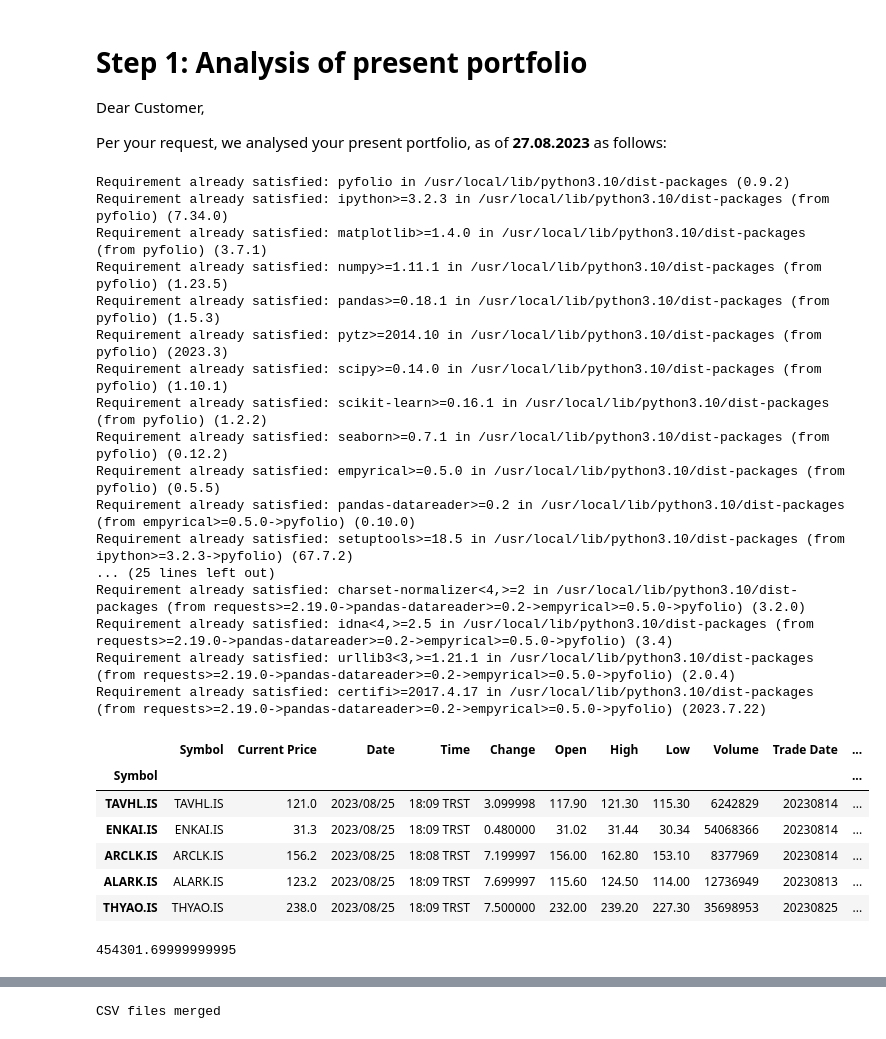
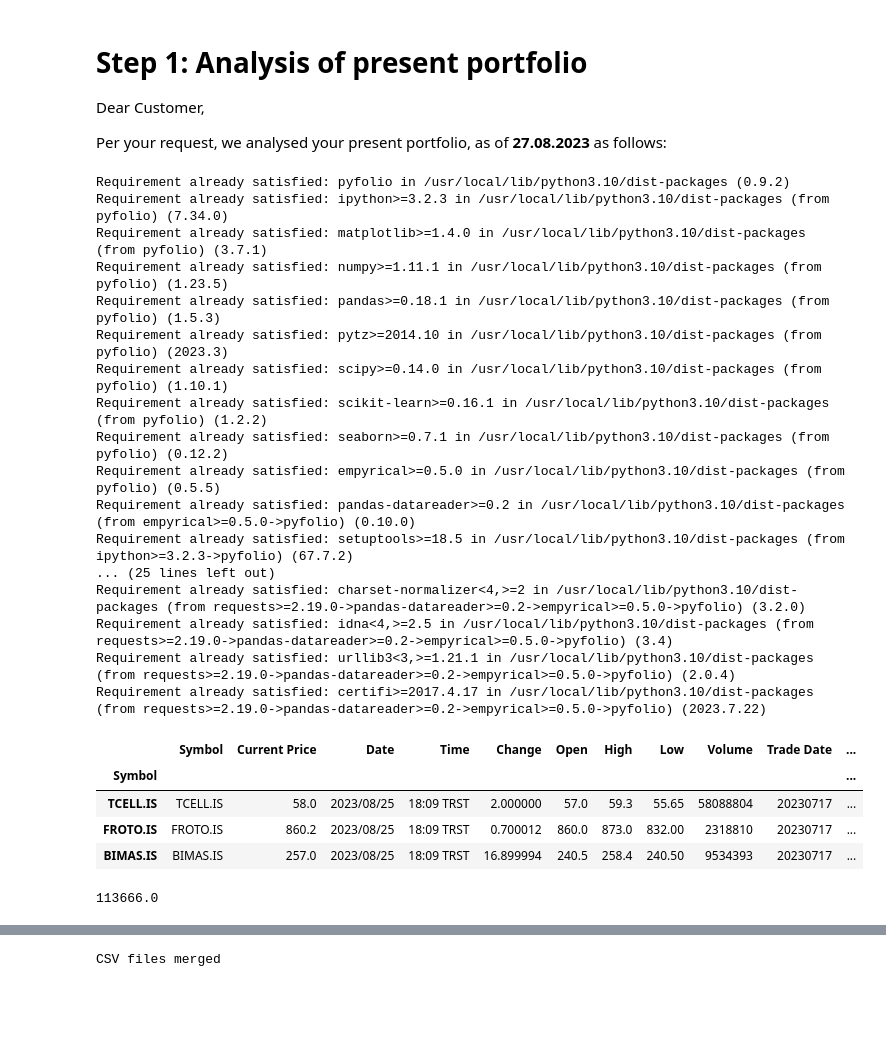
Before and after one commit to MarkovMarkowitz/MarkovMarkowitz, a Jupyter notebook: ON3_AnalyzeAndReplacePortfolio_v2.ipynb, the cells around one changed output, grey strips where cells are left out. Cells and saved outputs as stored; diff of their text form; code cells hidden in the pictures; blank space fills up the shorter version.

```diff
--- a/ON3_AnalyzeAndReplacePortfolio_v2.ipynb
+++ b/ON3_AnalyzeAndReplacePortfolio_v2.ipynb
@@ -20,39 +20,37 @@ import numpy as np
 !pip install pyfolio
 import pyfolio as py
 
-pf = pd.DataFrame(pd.read_csv("BORA_26.08.2023_480K_NOCASH2.csv"))
+pf = pd.DataFrame(pd.read_csv("ALPER_NEW_BIMAS_91.7K_17.07.2023.csv"))
 exchange = "BIST30"
 
 pf['Purchased Value'] = pf['Purchase Price'] * pf['Quantity']
 pf['Market Value'] = pf['Current Price'] * pf['Quantity']
 pf['PnL %'] = (pf['Market Value'] - pf['Purchased Value']) / pf['Purchased Value'] *100
 pf.index = pf.Symbol
 pf
 # %% [output]
 Requirement already satisfied: pyfolio in /usr/local/lib/python3.10/dist-packages (0.9.2)
 Requirement already satisfied: ipython>=3.2.3 in /usr/local/lib/python3.10/dist-packages (from pyfolio) (7.34.0)
 Requirement already satisfied: matplotlib>=1.4.0 in /usr/local/lib/python3.10/dist-packages (from pyfolio) (3.7.1)
 Requirement already satisfied: numpy>=1.11.1 in /usr/local/lib/python3.10/dist-packages (from pyfolio) (1.23.5)
 Requirement already satisfied: pandas>=0.18.1 in /usr/local/lib/python3.10/dist-packages (from pyfolio) (1.5.3)
 Requirement already satisfied: pytz>=2014.10 in /usr/local/lib/python3.10/dist-packages (from pyfolio) (2023.3)
 Requirement already satisfied: scipy>=0.14.0 in /usr/local/lib/python3.10/dist-packages (from pyfolio) (1.10.1)
 Requirement already satisfied: scikit-learn>=0.16.1 in /usr/local/lib/python3.10/dist-packages (from pyfolio) (1.2.2)
 Requirement already satisfied: seaborn>=0.7.1 in /usr/local/lib/python3.10/dist-packages (from pyfolio) (0.12.2)
 Requirement already satisfied: empyrical>=0.5.0 in /usr/local/lib/python3.10/dist-packages (from pyfolio) (0.5.5)
 Requirement already satisfied: pandas-datareader>=0.2 in /usr/local/lib/python3.10/dist-packages (from empyrical>=0.5.0->pyfolio) (0.10.0)
 Requirement already satisfied: setuptools>=18.5 in /usr/local/lib/python3.10/dist-packages (from ipython>=3.2.3->pyfolio) (67.7.2)
 ... (25 lines left out)
 Requirement already satisfied: charset-normalizer<4,>=2 in /usr/local/lib/python3.10/dist-packages (from requests>=2.19.0->pandas-datareader>=0.2->empyrical>=0.5.0->pyfolio) (3.2.0)
 Requirement already satisfied: idna<4,>=2.5 in /usr/local/lib/python3.10/dist-packages (from requests>=2.19.0->pandas-datareader>=0.2->empyrical>=0.5.0->pyfolio) (3.4)
 Requirement already satisfied: urllib3<3,>=1.21.1 in /usr/local/lib/python3.10/dist-packages (from requests>=2.19.0->pandas-datareader>=0.2->empyrical>=0.5.0->pyfolio) (2.0.4)
 Requirement already satisfied: certifi>=2017.4.17 in /usr/local/lib/python3.10/dist-packages (from requests>=2.19.0->pandas-datareader>=0.2->empyrical>=0.5.0->pyfolio) (2023.7.22)
 |  | Symbol | Current Price | Date | Time | Change | Open | High | Low | Volume | Trade Date | ... |
 | Symbol |  |  |  |  |  |  |  |  |  |  | ... |
-| TAVHL.IS | TAVHL.IS | 121.0 | 2023/08/25 | 18:09 TRST | 3.099998 | 117.90 | 121.30 | 115.30 | 6242829 | 20230814 | ... |
-| ENKAI.IS | ENKAI.IS | 31.3 | 2023/08/25 | 18:09 TRST | 0.480000 | 31.02 | 31.44 | 30.34 | 54068366 | 20230814 | ... |
-| ARCLK.IS | ARCLK.IS | 156.2 | 2023/08/25 | 18:08 TRST | 7.199997 | 156.00 | 162.80 | 153.10 | 8377969 | 20230814 | ... |
-| ALARK.IS | ALARK.IS | 123.2 | 2023/08/25 | 18:09 TRST | 7.699997 | 115.60 | 124.50 | 114.00 | 12736949 | 20230813 | ... |
-| THYAO.IS | THYAO.IS | 238.0 | 2023/08/25 | 18:09 TRST | 7.500000 | 232.00 | 239.20 | 227.30 | 35698953 | 20230825 | ... |
+| TCELL.IS | TCELL.IS | 58.0 | 2023/08/25 | 18:09 TRST | 2.000000 | 57.0 | 59.3 | 55.65 | 58088804 | 20230717 | ... |
+| FROTO.IS | FROTO.IS | 860.2 | 2023/08/25 | 18:09 TRST | 0.700012 | 860.0 | 873.0 | 832.00 | 2318810 | 20230717 | ... |
+| BIMAS.IS | BIMAS.IS | 257.0 | 2023/08/25 | 18:09 TRST | 16.899994 | 240.5 | 258.4 | 240.50 | 9534393 | 20230717 | ... |
 # %%
 pf['Start PF %'] = np.round((pf['Purchased Value'] / pf['Purchased Value'].sum()) *100, 5)
 pf['End PF %'] = np.round((pf['Market Value'] / pf['Market Value'].sum()) *100, 5)
@@ -64,7 +62,7 @@ MYPF = pf[['Quantity','Purchase Price','Purchased Value','Current Price','Market
 CURRENT_T2 = MYPF['Market Value'].sum()
 CURRENT_T2
 # %% [output]
-454301.69999999995
+113666.0
 # %%
 PV = MYPF['Purchased Value'].sum()
 FV = MYPF['Market Value'].sum()
```
Also changed, not shown: parts of 11 cells of this notebook.
